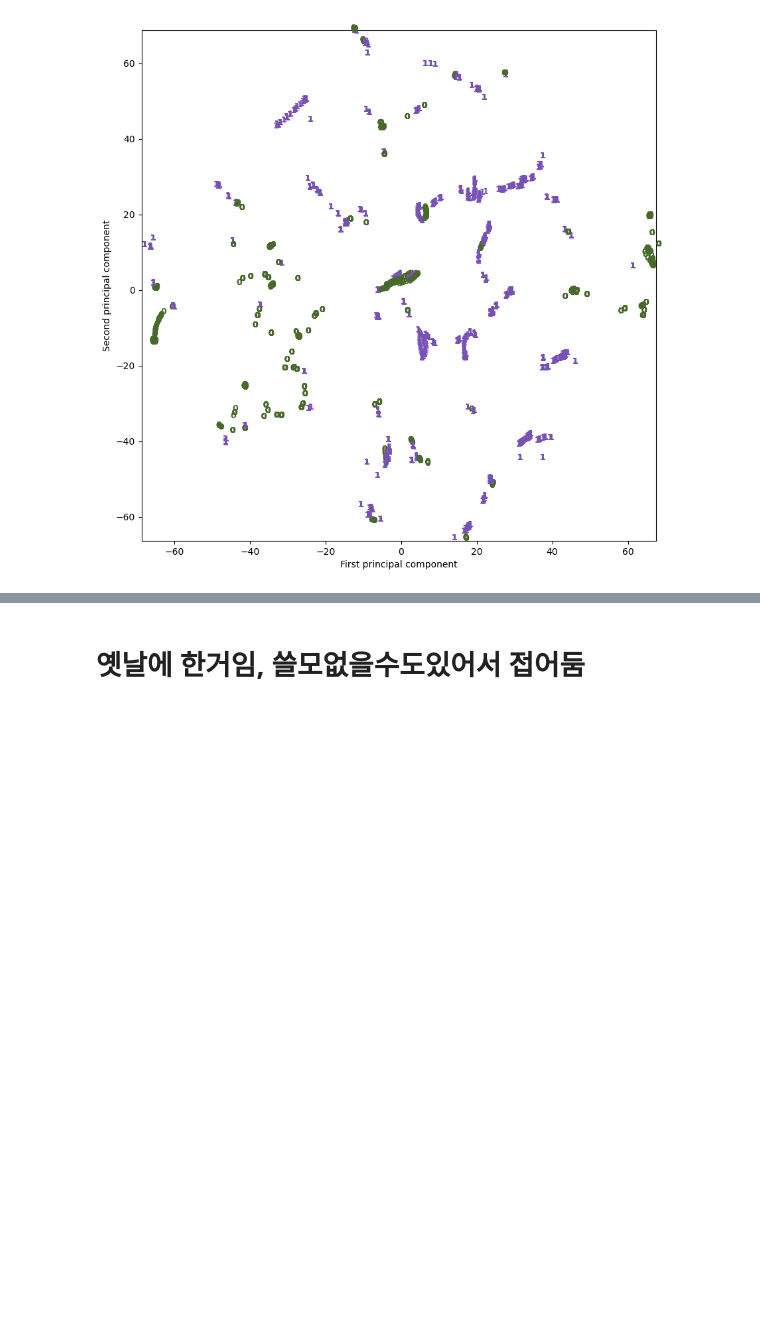
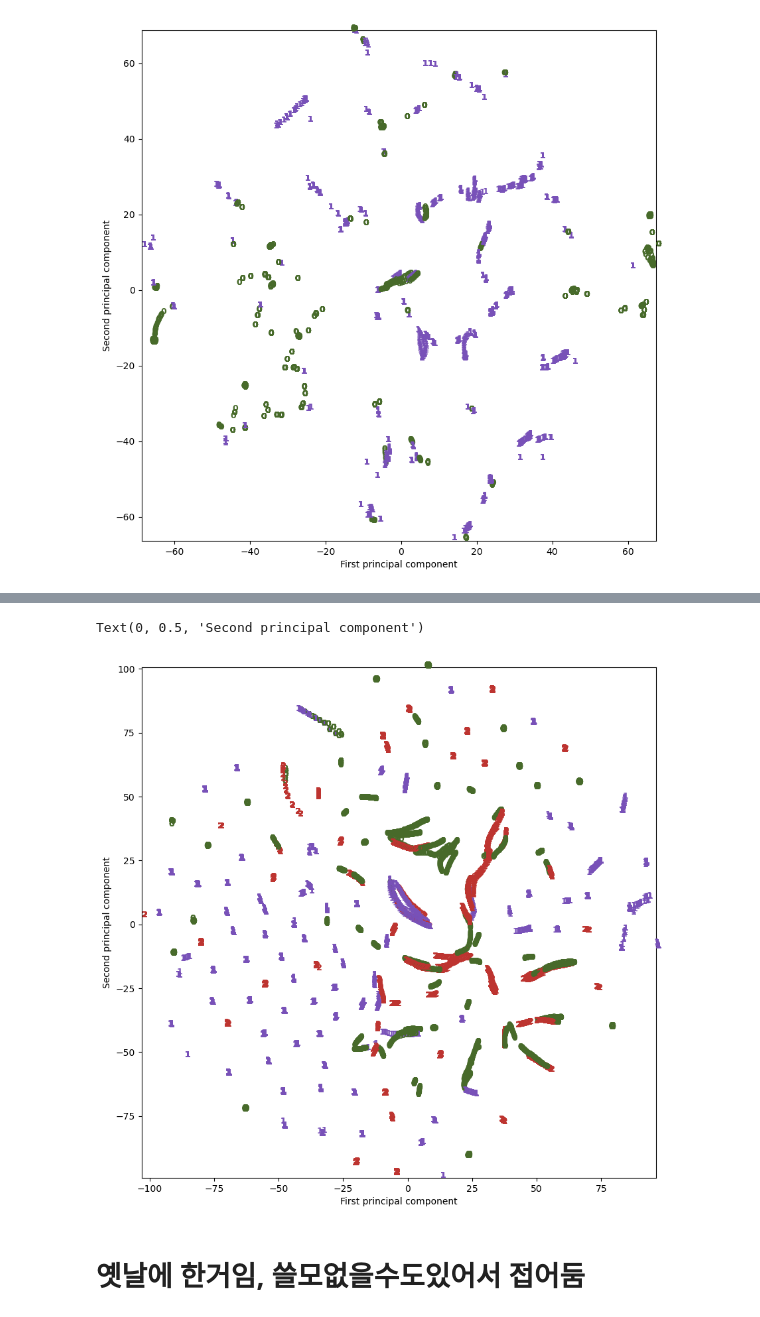
Before and after one commit to passion3659/ssd-failure, a Jupyter notebook: MB1/MB1_Clustering.ipynb, the cells around one changed output, grey strips where cells are left out. Cells and saved outputs as stored; diff of their text form; code cells hidden in the pictures; blank space fills up the shorter version.

```diff
--- a/MB1/MB1_Clustering.ipynb
+++ b/MB1/MB1_Clustering.ipynb
@@ -796,0 +1226,47 @@ fig.show()
+# %%
+import matplotlib.pyplot as plt
+
+# Assuming the dataframes are named 'cluster_0_mean_df', 'cluster_1_mean_df', 'cluster_2_mean_df', 'cluster_3_mean_df'
+sample_id = cluster_0_id[0]
+
+# feature names list
+feature_names = cluster_0_mean_df.columns.tolist()
+
+# Create subplots with 4 rows and 8 columns, each cell will represent a feature
+fig, axs = plt.subplots(nrows=4, ncols=8, figsize=(20, 10))
+
+# Reshape the axes array to 1D for easy iteration
+axs = axs.ravel()
+
+for i in range(len(feature_names)):
+    # Plot each cluster's line in the same subplot (feature)
+    axs[i].plot(clusters[i].index + 1, clusters[i].iloc[:, i])
+    axs[i].set_title(feature_names[i])
+    axs[i].legend()
+
+plt.tight_layout()
+plt.show()
+# %%
+from sklearn.manifold import TSNE
+
+x_data = to_cluster_df.drop(columns=['index','disk_id','label','cluster'])
+# dim reduction with tsne
+tsne = TSNE(random_state=42)
+# use fit_transform instead of fit, as TSNE has no transform method. not be used as preprocessing step of supervised learning
+tsne_data = tsne.fit_transform(x_data)
+colors = ["#476A2A", "#7851B8", "#BD3430", "#4A2D4E", "#875525",
+          "#A83683", "#4E655E", "#853541", "#3A3120", "#535D8E"]
+plt.figure(figsize=(10, 10))
+plt.xlim(tsne_data[:, 0].min(), tsne_data[:, 0].max())
+plt.ylim(tsne_data[:, 1].min(), tsne_data[:, 1].max())
+for i in range(len(to_cluster_df)):
+    # actually plot the digits as text instead of using scatter
+    plt.text(tsne_data[i, 0], tsne_data[i, 1], str(list(to_cluster_df['cluster'])[i]),
+             color = colors[list(to_cluster_df['cluster'])[i]],
+             fontdict={'weight': 'bold', 'size': 9})
+plt.xlabel("First principal component")
+plt.ylabel("Second principal component")
+#상대적으로 잘 뭉쳐져있다! -> 시각화하는데 잘 사용됨.
+# %% [output]
+Text(0, 0.5, 'Second principal component')
+[figure, added]
```
Also changed, not shown: parts of 29 cells of this notebook.
